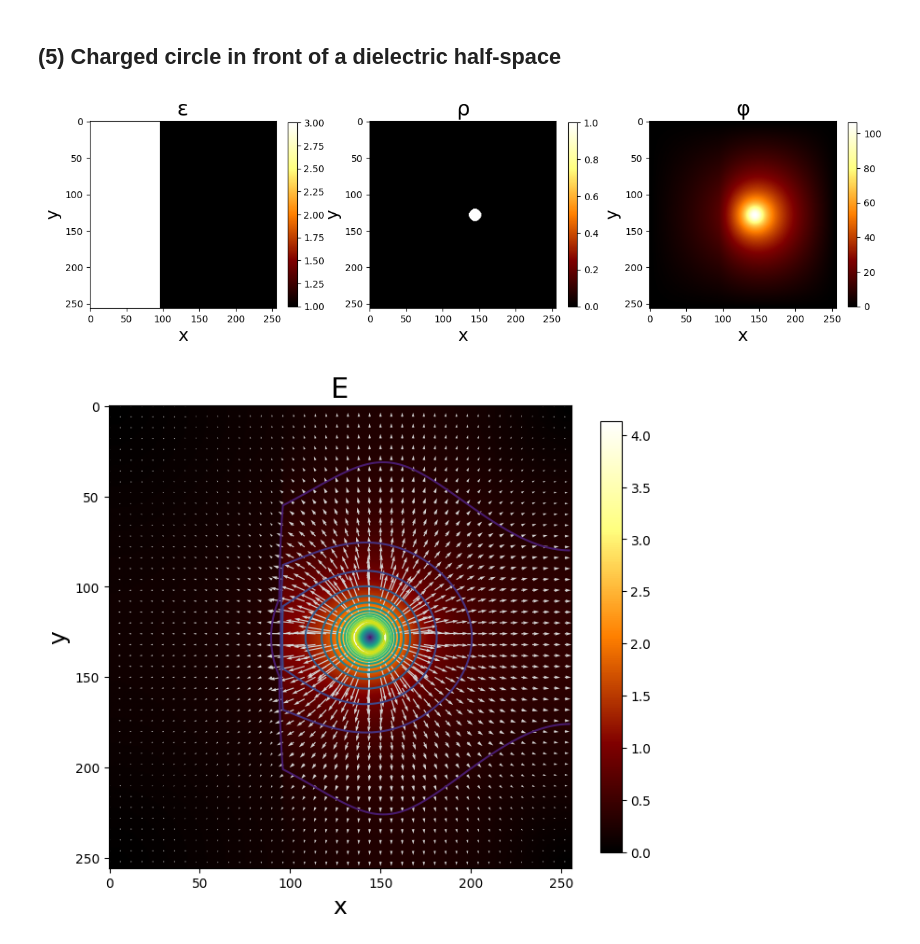
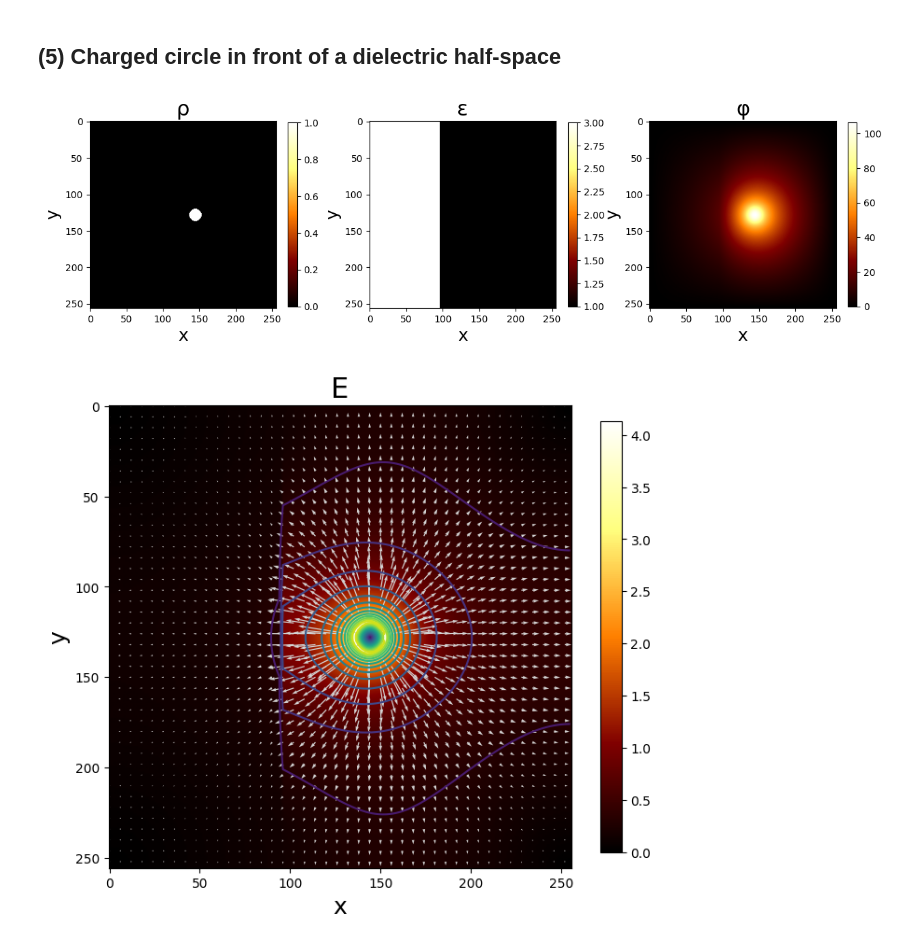
Before and after one commit to derfang/bachelors-project, a Jupyter notebook: examples.ipynb, the cells around one changed output. Drawn from its saved outputs; the diff is of its cells as text; code cells hidden in the pictures.

```diff
--- a/examples.ipynb
+++ b/examples.ipynb
@@ -159,16 +157,12 @@ plot_E_intensity(phi=phi, field_vector=True)
 # %%
 Eps = np.ones((N, N))
 Eps[:, :N//2-N//8] = 3
 Rho = ops.circle(np.zeros((N, N)), center=(N/2+N/16, N/2), radius=N/32, filled=True)
 U = np.zeros((N, N))
-plt.figure(figsize=(15, 10))
-
 phi = solve_poisson(U=U, Eps=Eps, Rho=Rho)
-E = get_E_abs(phi)
-
-plot_images([Eps, Rho, phi], labels=['ε', 'ρ', 'φ'], cmap='afmhot')
+plot_rho_eps_phi(rho=Rho, eps=Eps, phi=phi)
 # %% [output]
-[figure, old version]
+[figure, new version]
 # %%
 plot_E_intensity(phi=phi, field_vector=True)
 # %% [output]
```
Also changed, not shown: parts of 3 cells of this notebook, 4 other files.
